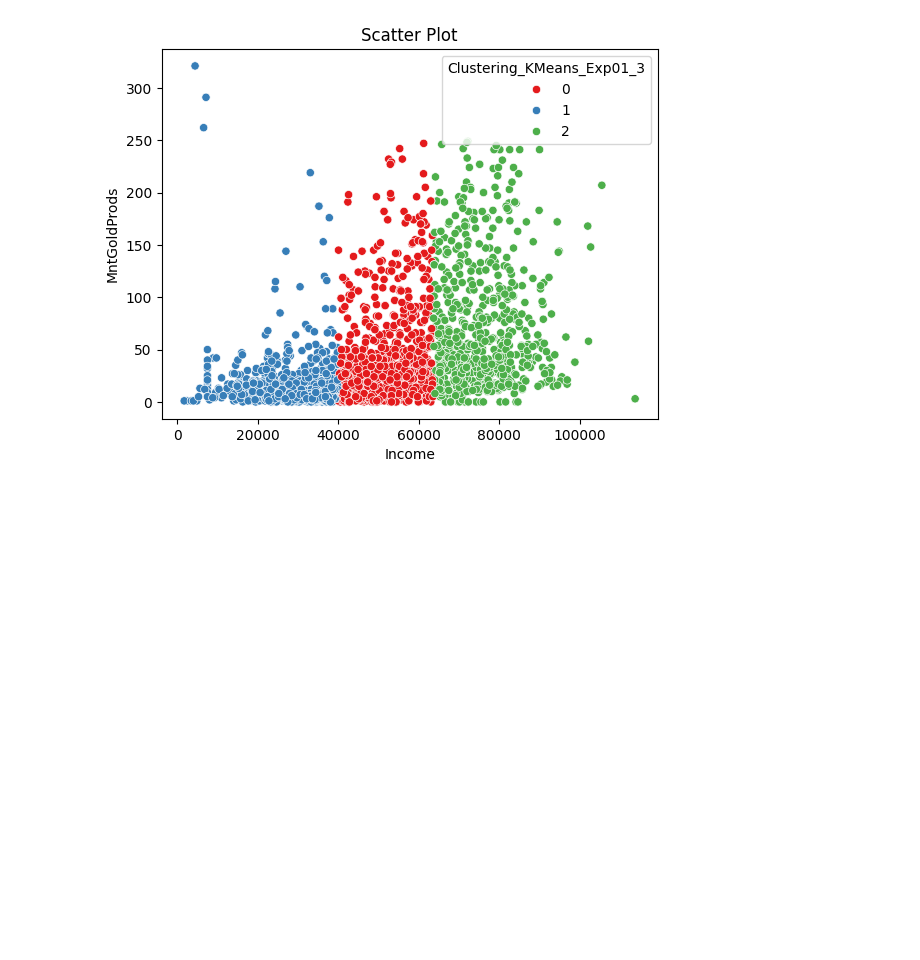
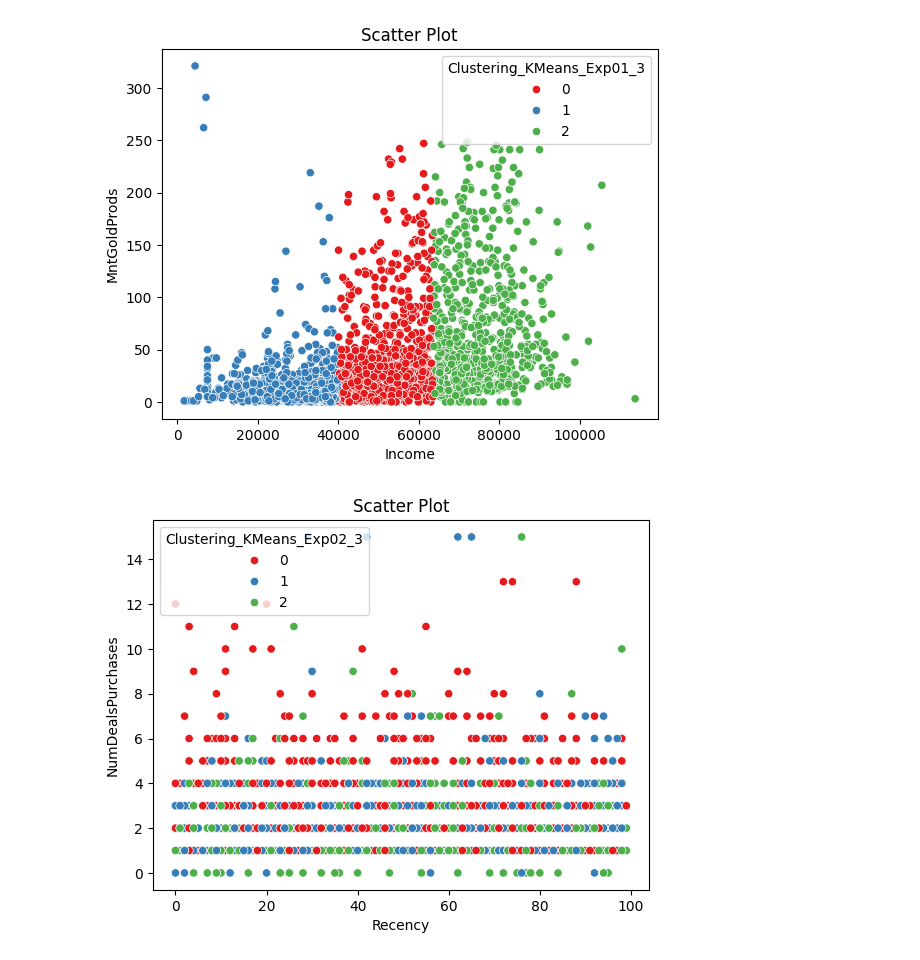
Before and after one commit to mkhadikn/Data-Analysis-and-Science, a Jupyter notebook: Company's_Ideal_Customers(Marketing_Strategy).ipynb, the cells around one changed output. Cells and saved outputs as stored; diff of their text form; code cells hidden in the pictures; blank space fills up the shorter version.

```diff
--- a/Company's_Ideal_Customers(Marketing_Strategy).ipynb
+++ b/Company's_Ideal_Customers(Marketing_Strategy).ipynb
@@ -1047,3 +1047,9 @@ Silhouette Score (K-Medoids) -5 : 0.27326609405343194
     plt.show()
 # %% [output]
 [figure]
+# %%
+    sns.scatterplot(data=df0, x='Recency', y='NumDealsPurchases', hue='Clustering_KMeans_Exp02_3', palette='Set1')
+    plt.title('Scatter Plot')
+    plt.show()
+# %% [output]
+[figure, added]
```
Also changed, not shown: parts of 7 cells of this notebook.
